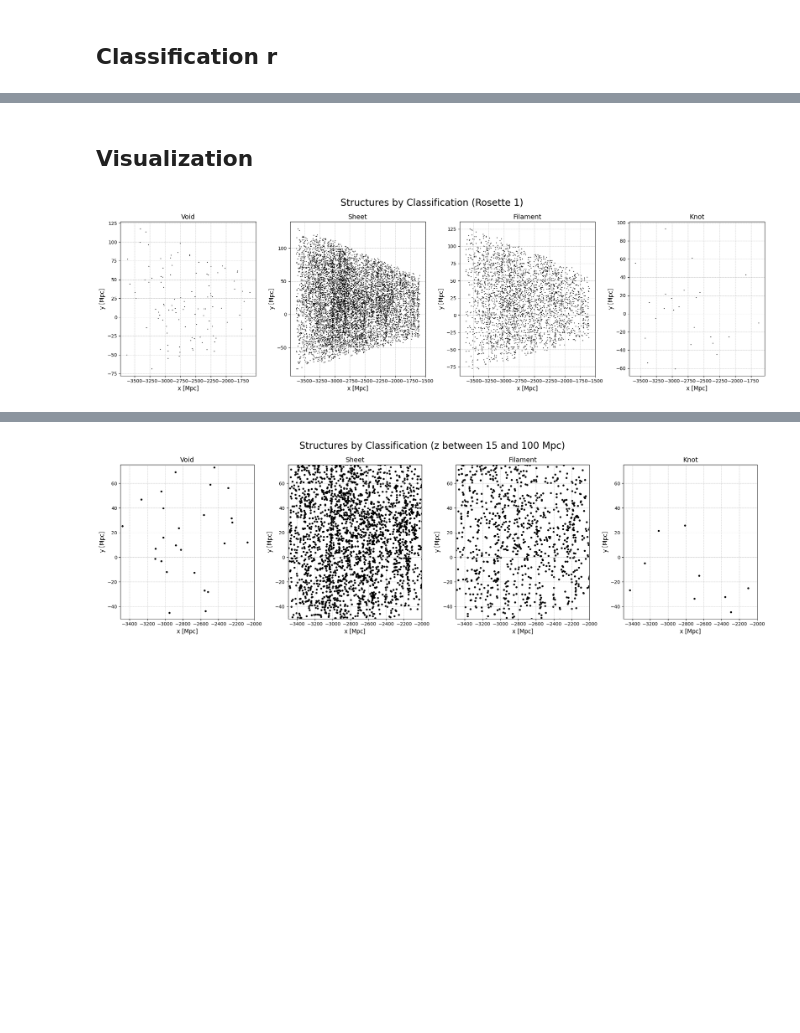
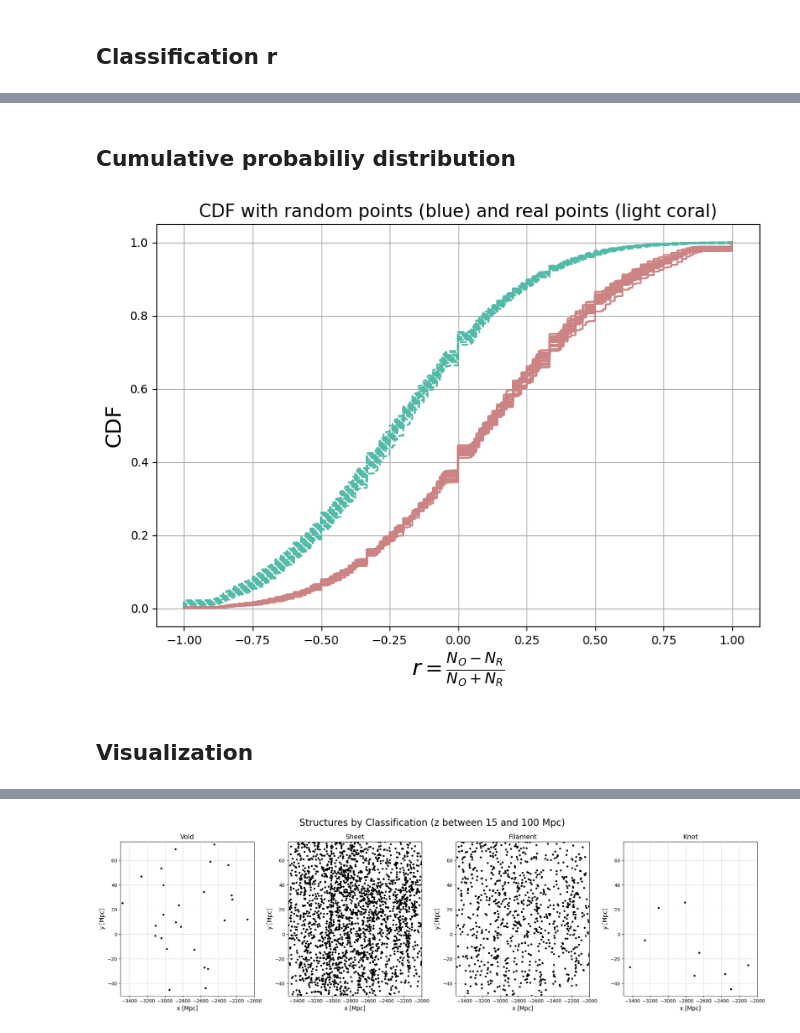
Before and after one commit to soguevaram/DESI, a Jupyter notebook: 20250704_Classification_LRG.ipynb, the cells around one changed output, grey strips where cells are left out. Saved outputs shown, nothing was run; the diff lists cells and outputs as text; code cells hidden in the pictures; blank space fills up the shorter version.

```diff
--- a/20250704_Classification_LRG.ipynb
+++ b/20250704_Classification_LRG.ipynb
@@ -172,24 +256,29 @@ set(section_data['classification'])
+# %% [markdown]
+## Cumulative probabiliy distribution
+# %%
+fig, ax = plt.subplots(figsize=(8, 6))
+
+for key in data_all.keys():
+    cdf_df = data_all[key]
+
+    sort = cdf_df['r'].sort_values()
+    sort_rand = cdf_df[cdf_df['type'] == 'rand'].sort_values(by='r')
+    sort_data = cdf_df[cdf_df['type'] == 'data'].sort_values(by='r')
+
+    cdf = np.arange(1, len(sort)+1) / len(sort)
+    cdf_rand = np.arange(1, len(sort_rand['r'])+1) / len(sort_rand['r'])
+    cdf_data = np.arange(1, len(sort_data['r'])+1) / len(sort_data['r'])
+
+    ax.plot(sort_data['r'], cdf_data, color = '#cc8383')
+    ax.plot(sort_rand['r'], cdf_rand, linestyle='--',color='#52baa7')
+
+ax.set_xlabel(r'$r = \frac{N_O - N_R}{N_O + N_R}$', fontsize=18)
+ax.set_ylabel('CDF', fontsize=18)
+ax.grid(True)
+plt.title('CDF with random points (blue) and real points (light coral)',size=15)
+plt.tight_layout()
+plt.show()
+# %% [output]
+[figure, added]
 # %% [markdown]
 ## Visualization
-# %%
-fig, ax = plt.subplots(1, 4, figsize=(20, 6))
-axes = ax.flatten()
-
-classes = [void, sheet, filament, knot]
-titles = ['Void', 'Sheet', 'Filament', 'Knot']
-
-for i in range(4):
-    axes[i].scatter(classes[i]['x'], classes[i]['y'], c='k', s=0.5)
-    axes[i].set_title(titles[i], fontsize=14)
-    axes[i].set_xlabel('x [Mpc]', size=12)
-    axes[i].set_ylabel('y [Mpc]', size=12)
-    axes[i].grid(True, which='both', linestyle='--', linewidth=0.5)
-    #axes[i].set_xlim(-2450,-2400)
-    #axes[i].set_ylim(1350,1450)
-
-fig.suptitle('Structures by Classification (Rosette 1)', fontsize=20)
-plt.tight_layout()
-
-plt.show()
-# %% [output]
-[figure, removed]
```
Also changed, not shown: parts of 32 cells of this notebook.
